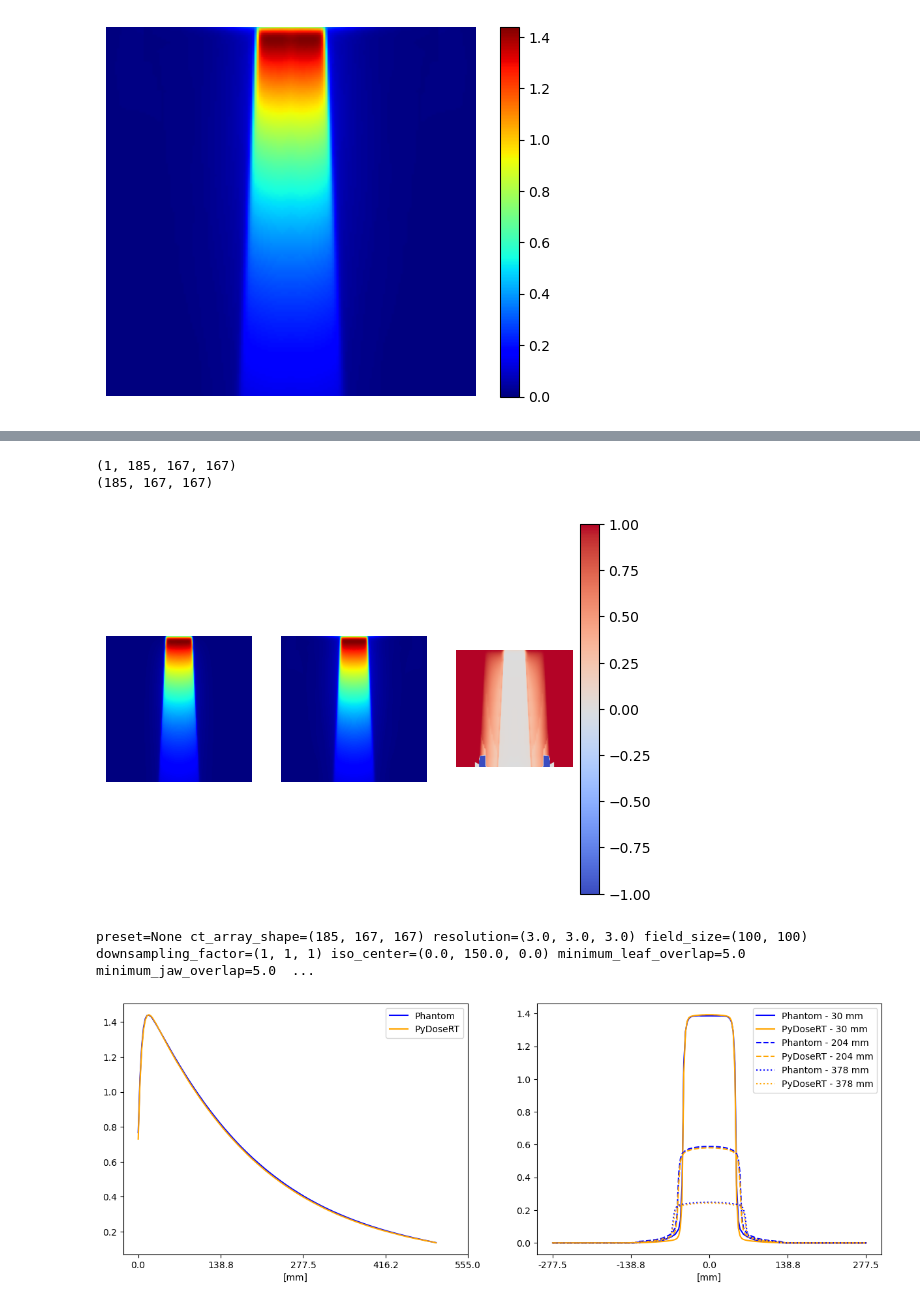
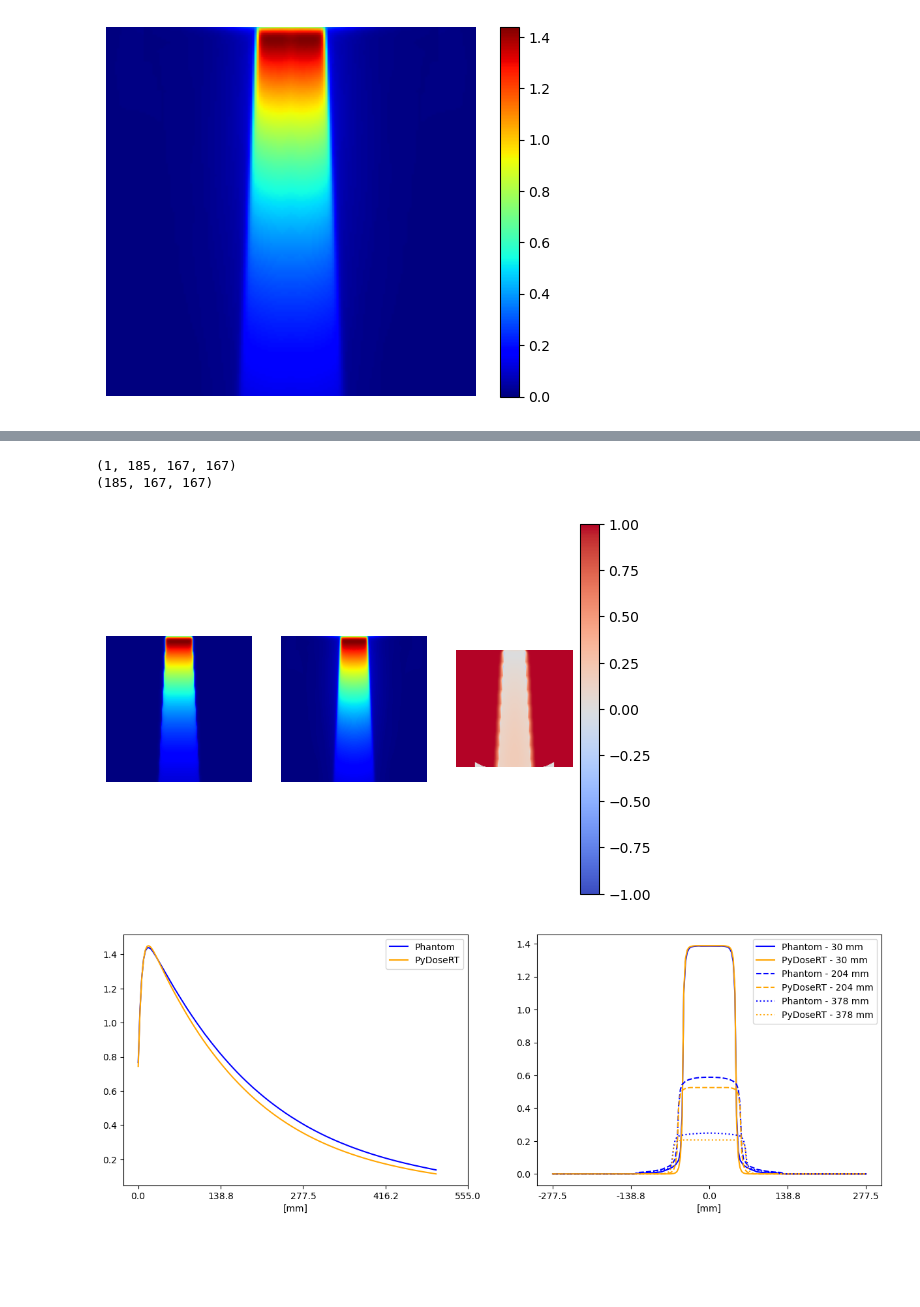
Before and after one commit to UMU-DDI/PyDoseRT, a Jupyter notebook: examples/phantom.ipynb, the cells around one changed output, grey strips where cells are left out. Saved outputs shown, nothing was run; the diff lists cells and outputs as text; code cells hidden in the pictures; blank space fills up the shorter version.

```diff
--- a/examples/phantom.ipynb
+++ b/examples/phantom.ipynb
@@ -16,3 +16,4 @@ from pydose_rt.data import MachineConfig
 # %%
-config = MachineConfig(ct_array_shape=(185, 167, 167), resolution=(3.0, 3.0, 3.0), field_size=(100, 100), number_of_leaf_pairs=5, tpr_20_10=0.72, number_of_cps=1, starting_angle=0, iso_center=(0.0, 150.0, 0.0))
-print(config)
+machine_config = MachineConfig(ct_array_shape=(185, 167, 167), resolution=(3.0, 3.0, 3.0), field_size=(100, 100), number_of_leaf_pairs=10, tpr_20_10=0.72)
+treatment_config = TreatmentConfig(number_of_cps=1, starting_angle=0, iso_center=(0.0, 150.0, 0.0))
+phantom = Phantom.from_uniform_water(shape=machine_config.ct_array_shape, spacing=machine_config.resolution)
@@ -21,6 +20,6 @@ preset=None ct_array_shape=(185, 167, 167) resolution=(3.0, 3.0, 3.0) field_size
 # %%
-path ="/home/bolo/Downloads/10x10-10MV/RD1.2.752.243.1.1.20240927183310596.8800.73001.dcm"
-path_ct = "/home/bolo/Downloads/10x10-10MV/CT1.2.752.243.1.1.20210112110104939.5560.87015.dcm"
+path ="/home/bolo/Documents/PyDoseRT/test_data/10x10-10MV/RD1.2.752.243.1.1.20240927183310596.8800.73001.dcm"
+path_ct = "/home/bolo/Documents/PyDoseRT/test_data/10x10-10MV/CT1.2.752.243.1.1.20210112110104939.5560.87015.dcm"
 ds = dcmread(path)
 slice_idx = 92
 ds_ref = ds.pixel_array * float(ds.DoseGridScaling)
@@ -35,15 +34,10 @@ plt.show()
 (185, 167, 167)
 [figure]
 # %%
-x_ct = 0.0 * np.expand_dims(np.ones(config.ct_array_shape), 0)
-# x_ct[:, 50:120, 50:120, 65:120] = 0
-# x_ct[:, 80:90, 80:90, 75:110] = 1000
-y_mlc = np.zeros((1, 2, config.number_of_cps, config.number_of_leaf_pairs))
-y_mlc[:, 0, :, :] = 0.5
-y_mlc[:, 1, :, :] = 1.0
-mus = np.ones((1, config.number_of_cps), dtype=np.float32)
-dose_layer = DoseEngine(config, 55, permute_ct=False, leafs_centered=True)
-dose = dose_layer(torch.tensor(y_mlc, dtype=torch.float32, device=device), torch.tensor(mus, dtype=torch.float32, device=device), ct_image=torch.tensor(x_ct, dtype=torch.float32, device=device)).detach().cpu().numpy()
+
+dose_layer = DoseEngine(machine_config, treatment_config, permute_ct=False, leafs_centered=False)
+y_mlc, y_jaws, mus = dose_layer.get_open_parameters(field_size=100)
+dose = dose_layer(torch.tensor(y_mlc, dtype=torch.float32, device=device), torch.tensor(mus, dtype=torch.float32, device=device), torch.tensor(y_jaws, dtype=torch.float32, device=device), ct_image=phantom.ct_array.to(torch.float32).to(device)).detach().cpu().numpy()
 # dose = np.transpose(dose, (0, 2, 1, 3))
 # %%
 np.quantile(dose, 0.999) * np.quantile(ds_ref, 0.999)
@@ -83,54 +76,51 @@ plt.show()
 # %% [output]
 (1, 185, 167, 167)
 (185, 167, 167)
-[figure, old version]
+[figure, new version]
 # %%
 air_gap = 1
-
-print(config)
 
 slice_idx = 84
 depth_index = 93
 
-x = np.linspace(0, config.ct_array_shape[1], config.ct_array_shape[1])
+x = np.linspace(0, machine_config.ct_array_shape[1], machine_config.ct_array_shape[1])
 
 plt.figure(figsize=(15, 5))
 # Create the plot
 plt.subplot(121)
 plt.plot(x, ds_ref[slice_idx, :, depth_index], label='Phantom', color='blue')
 plt.plot(x, dose_plot[0, slice_idx, :, depth_index], label='PyDoseRT', color='orange')
 plt.legend()
 
 # Set x-ticks from 0 to 128, but label them as 0 to 26
 num_ticks = 5
-new_xticks = np.linspace(0, config.ct_array_shape[0], num_ticks)  # 27 points from 0 to 128
-new_xtick_labels = np.round(np.linspace(0, config.ct_array_shape[0]*config.resolution[0], num_ticks), 1)  # Corresponding labels from 0 to 26
+new_xticks = np.linspace(0, machine_config.ct_array_shape[0], num_ticks)  # 27 points from 0 to 128
+new_xtick_labels = np.round(np.linspace(0, machine_config.ct_array_shape[0]*machine_config.resolution[0], num_ticks), 1)  # Corresponding labels from 0 to 26
 
 # Apply the new ticks and labels
 plt.xticks(new_xticks, new_xtick_labels)
 plt.xlabel('[mm]')
 
 plt.subplot(122)
 
 num_ticks = 5
-new_xticks = np.linspace(0, config.ct_array_shape[0], num_ticks)  # 27 points from 0 to 128
-new_xtick_labels = np.round(np.linspace(-config.ct_array_shape[0]*config.resolution[0] / 2, config.ct_array_shape[0]*config.resolution[0] / 2, num_ticks), 1)  # Corresponding labels from 0 to 26
-x = np.linspace(0, config.ct_array_shape[0], config.ct_array_shape[0])
+new_xticks = np.linspace(0, machine_config.ct_array_shape[0], num_ticks)  # 27 points from 0 to 128
+new_xtick_labels = np.round(np.linspace(-machine_config.ct_array_shape[0]*machine_config.resolution[0] / 2, machine_config.ct_array_shape[0]*machine_config.resolution[0] / 2, num_ticks), 1)  # Corresponding labels from 0 to 26
+x = np.linspace(0, machine_config.ct_array_shape[0], machine_config.ct_array_shape[0])
 
 # Create the plot
-slices = np.linspace(10, config.ct_array_shape[0], 3, endpoint=False).astype(int)
+slices = np.linspace(10, machine_config.ct_array_shape[0], 3, endpoint=False).astype(int)
 line_styles = ['-', '--', ':']
 for i in range(len(slices)):
-  plt.plot(x, ds_ref[:, slices[i], depth_index], label=f'Phantom - {int(slices[i] * config.resolution[1])} mm', color='blue', linestyle=line_styles[i])
-  plt.plot(x, dose_plot[0, :, slices[i], depth_index], label=f'PyDoseRT - {int(slices[i] * config.resolution[1])} mm', color='orange', linestyle=line_styles[i])
+  plt.plot(x, ds_ref[:, slices[i], depth_index], label=f'Phantom - {int(slices[i] * machine_config.resolution[1])} mm', color='blue', linestyle=line_styles[i])
+  plt.plot(x, dose_plot[0, :, slices[i], depth_index], label=f'PyDoseRT - {int(slices[i] * machine_config.resolution[1])} mm', color='orange', linestyle=line_styles[i])
 plt.legend()
 
 # Apply the new ticks and labels
 plt.xticks(new_xticks, new_xtick_labels)
 plt.xlabel('[mm]')
 
 # Show the plot
 plt.show()
 # %% [output]
-preset=None ct_array_shape=(185, 167, 167) resolution=(3.0, 3.0, 3.0) field_size=(100, 100) downsampling_factor=(1, 1, 1) iso_center=(0.0, 150.0, 0.0) minimum_leaf_overlap=5.0 minimum_jaw_overlap=5.0  ...
-[figure, old version]
+[figure, new version]
```
Also changed, not shown: parts of 4 cells of this notebook, 13 other files.
